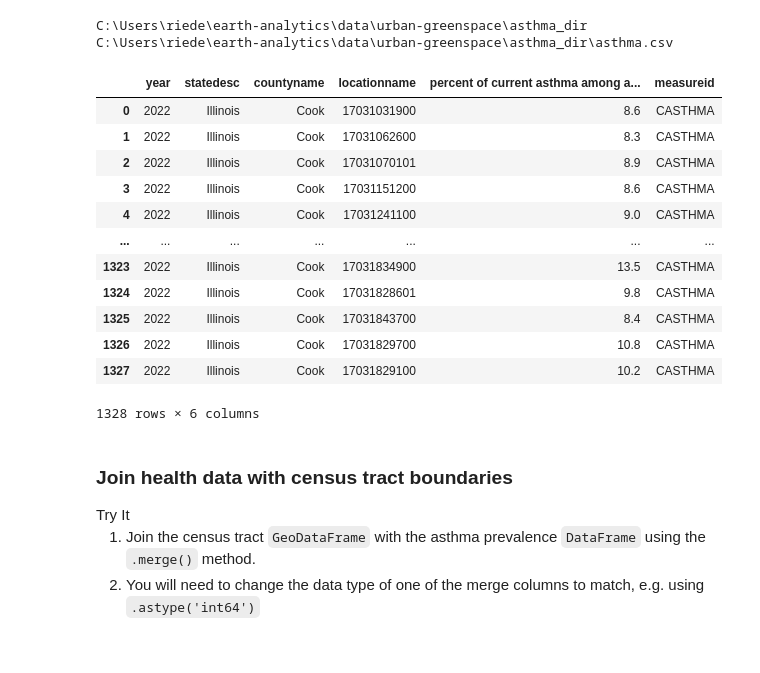
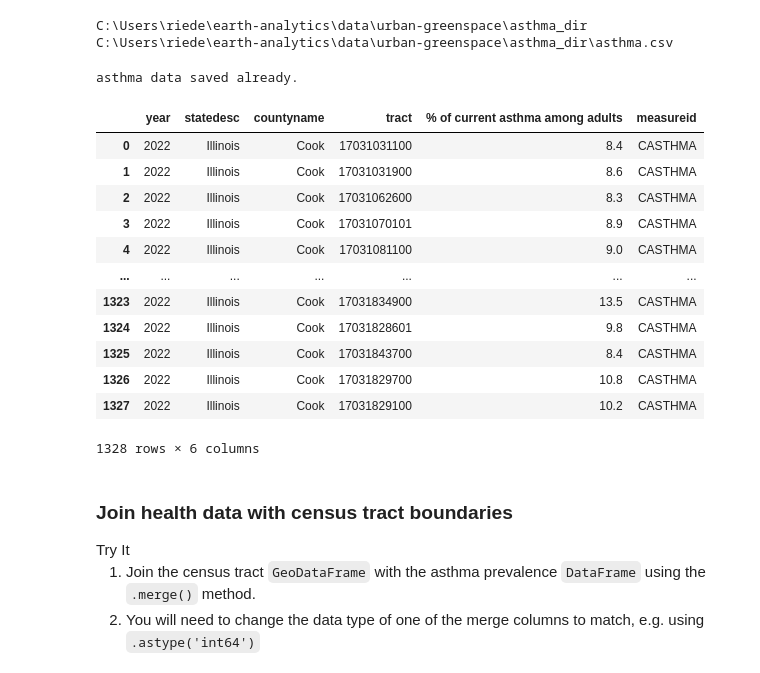
Before and after one commit to earthlab-education/big-data-hanried, a Jupyter notebook: big-data.ipynb, the cells around one changed output. Drawn from its saved outputs; the diff is of its cells as text; code cells hidden in the pictures.

```diff
--- a/big-data.ipynb
+++ b/big-data.ipynb
@@ -283,41 +278,43 @@ C:\Users\riede\earth-analytics\data\urban-greenspace\asthma_dir C:\Users\riede\e
 # %%
 # Download asthma data (only once)
 if not os.path.exists(asthma_path):
     asthma_url = ('https://data.cdc.gov'
                   '/resource/cwsq-ngmh'
                   '.csv'
                   '?statedesc=Illinois'
                   '&countyname=Cook'
                   '&year=2022'
                   '&measureid=CASTHMA'
                   '&$limit=1500')
     asthma_df = (pd.read_csv(asthma_url,
                             usecols=('year', 'statedesc',
                                      'countyname',
                                      'data_value', 'measureid',
                                      'locationname'))
-                            .rename(columns={'data_value' : 'percent of current asthma among adults'}))
+                            .rename(columns={'data_value' : '% of current asthma among adults',
+                                             'locationname': 'tract'}))
 
     asthma_df.to_csv(asthma_path, index=False)
 else:
     print('asthma data saved already.')
 
 asthma_df = pd.read_csv(asthma_path)
 asthma_df
 # %% [output]
+asthma data saved already.
-|  | year | statedesc | countyname | locationname | percent of current asthma among a... | measureid |
-| 0 | 2022 | Illinois | Cook | 17031031900 | 8.6 | CASTHMA |
-| 1 | 2022 | Illinois | Cook | 17031062600 | 8.3 | CASTHMA |
-| 2 | 2022 | Illinois | Cook | 17031070101 | 8.9 | CASTHMA |
-| 3 | 2022 | Illinois | Cook | 17031151200 | 8.6 | CASTHMA |
-| 4 | 2022 | Illinois | Cook | 17031241100 | 9.0 | CASTHMA |
+|  | year | statedesc | countyname | tract | % of current asthma among adults | measureid |
+| 0 | 2022 | Illinois | Cook | 17031031100 | 8.4 | CASTHMA |
+| 1 | 2022 | Illinois | Cook | 17031031900 | 8.6 | CASTHMA |
+| 2 | 2022 | Illinois | Cook | 17031062600 | 8.3 | CASTHMA |
+| 3 | 2022 | Illinois | Cook | 17031070101 | 8.9 | CASTHMA |
+| 4 | 2022 | Illinois | Cook | 17031081100 | 9.0 | CASTHMA |
 | ... | ... | ... | ... | ... | ... | ... |
 | 1323 | 2022 | Illinois | Cook | 17031834900 | 13.5 | CASTHMA |
 | 1324 | 2022 | Illinois | Cook | 17031828601 | 9.8 | CASTHMA |
 | 1325 | 2022 | Illinois | Cook | 17031843700 | 8.4 | CASTHMA |
 | 1326 | 2022 | Illinois | Cook | 17031829700 | 10.8 | CASTHMA |
 | 1327 | 2022 | Illinois | Cook | 17031829100 | 10.2 | CASTHMA |
-1328 rows × 6 columns
+1328 rows × 6 columns
 # %% [markdown]
 ### Join health data with census tract boundaries
 
```
Also changed, not shown: parts of 10 cells of this notebook.
